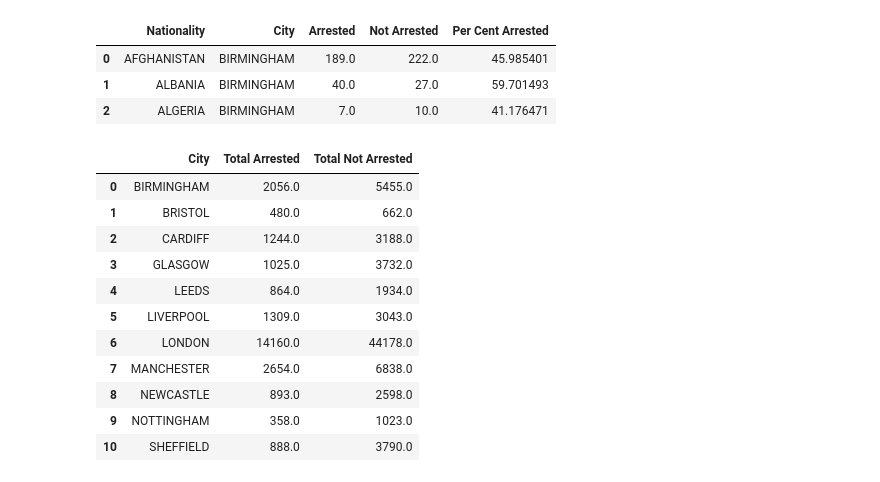
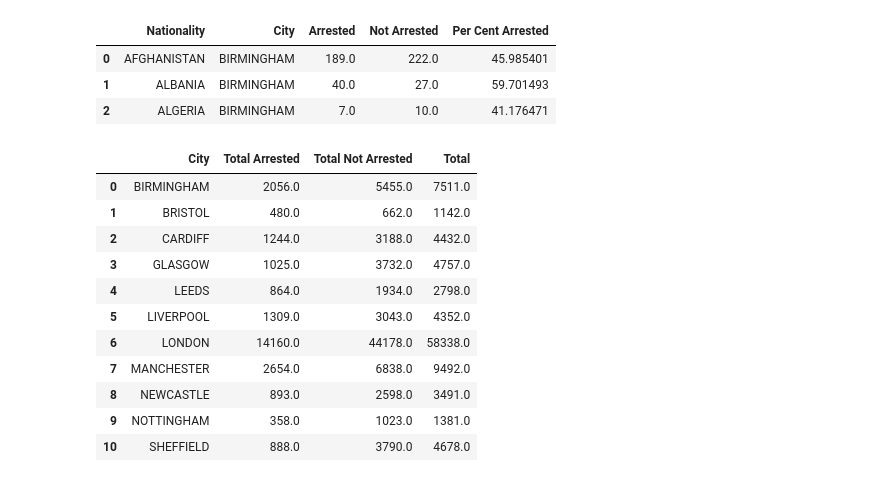
Before and after one commit to psychemedia/nbdemos, a Jupyter notebook: notebooks/UK Immigration Raids.ipynb, the cells around one changed output. Drawn from its saved outputs; the diff is of its cells as text; code cells hidden in the pictures.

```diff
--- a/notebooks/UK Immigration Raids.ipynb
+++ b/notebooks/UK Immigration Raids.ipynb
@@ -523,20 +535,21 @@ pd.read_sql(q, conn)
 # %%
 q = '''
 SELECT City, SUM(Arrested) AS "Total Arrested",
-        SUM("Not Arrested") AS "Total Not Arrested"
+        SUM("Not Arrested") AS "Total Not Arrested",
+        SUM(Arrested) + SUM("Not Arrested") AS "Total"
         FROM {} GROUP BY City
 '''.format(table)
 pd.read_sql(q, conn)
 # %% [output]
-|  | City | Total Arrested | Total Not Arrested |
-| 0 | BIRMINGHAM | 2056.0 | 5455.0 |
-| 1 | BRISTOL | 480.0 | 662.0 |
-| 2 | CARDIFF | 1244.0 | 3188.0 |
-| 3 | GLASGOW | 1025.0 | 3732.0 |
-| 4 | LEEDS | 864.0 | 1934.0 |
-| 5 | LIVERPOOL | 1309.0 | 3043.0 |
-| 6 | LONDON | 14160.0 | 44178.0 |
-| 7 | MANCHESTER | 2654.0 | 6838.0 |
-| 8 | NEWCASTLE | 893.0 | 2598.0 |
-| 9 | NOTTINGHAM | 358.0 | 1023.0 |
-| 10 | SHEFFIELD | 888.0 | 3790.0 |
+|  | City | Total Arrested | Total Not Arrested | Total |
+| 0 | BIRMINGHAM | 2056.0 | 5455.0 | 7511.0 |
+| 1 | BRISTOL | 480.0 | 662.0 | 1142.0 |
+| 2 | CARDIFF | 1244.0 | 3188.0 | 4432.0 |
+| 3 | GLASGOW | 1025.0 | 3732.0 | 4757.0 |
+| 4 | LEEDS | 864.0 | 1934.0 | 2798.0 |
+| 5 | LIVERPOOL | 1309.0 | 3043.0 | 4352.0 |
+| 6 | LONDON | 14160.0 | 44178.0 | 58338.0 |
+| 7 | MANCHESTER | 2654.0 | 6838.0 | 9492.0 |
+| 8 | NEWCASTLE | 893.0 | 2598.0 | 3491.0 |
+| 9 | NOTTINGHAM | 358.0 | 1023.0 | 1381.0 |
+| 10 | SHEFFIELD | 888.0 | 3790.0 | 4678.0 |
```
Also changed, not shown: parts of 8 cells of this notebook.
